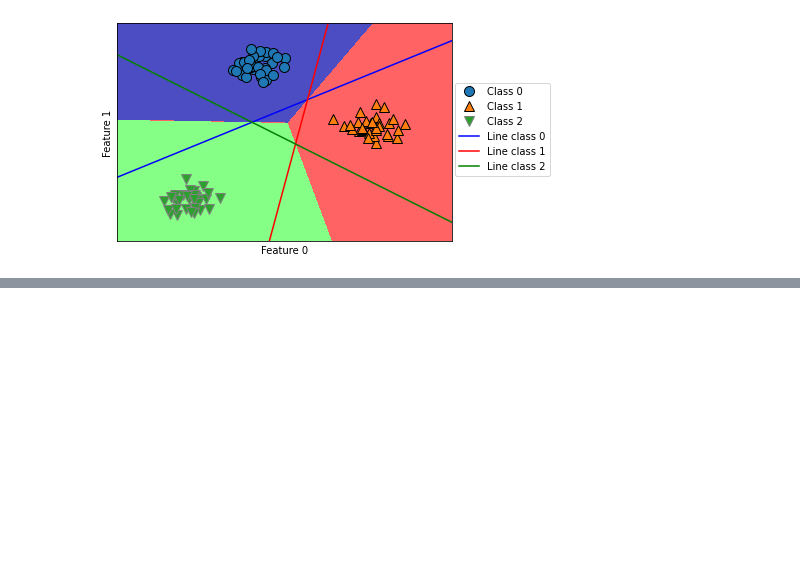
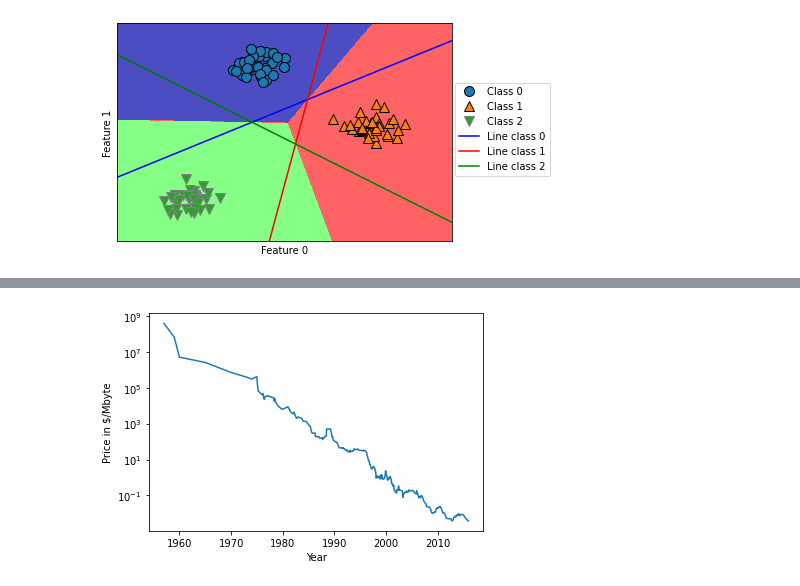
Before and after one commit to scottzig/ml-python-muller-guido, a Jupyter notebook: chapter_2.ipynb, the cells around one changed output, grey strips where cells are left out. Cells and saved outputs as stored; diff of their text form; code cells hidden in the pictures; blank space fills up the shorter version.

```diff
--- a/chapter_2.ipynb
+++ b/chapter_2.ipynb
@@ -517,0 +605,13 @@ plt.ylabel("Feature 1");
+# %%
+# Example of using a decision tree for regression
+# Note: decision trees cannot be used to extrapolate, or make predictions outside of the range of the training data
+
+# Load a dataset dealing with RAM prices
+import pandas as pd
+ram_prices = pd.read_csv("data/ram_price.csv")
+
+plt.semilogy(ram_prices.date, ram_prices.price)
+plt.xlabel("Year")
+plt.ylabel("Price in $/Mbyte");
+# %% [output]
+[figure, added]
```
Also changed, not shown: parts of 11 cells of this notebook, 1 other file.
